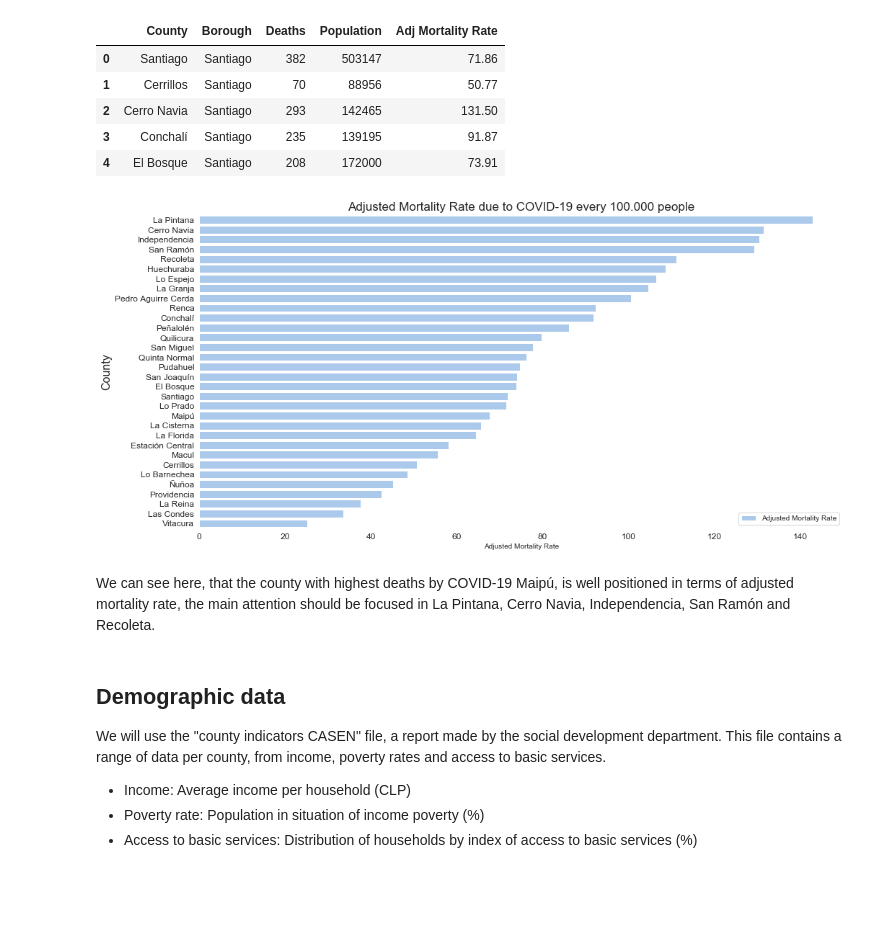
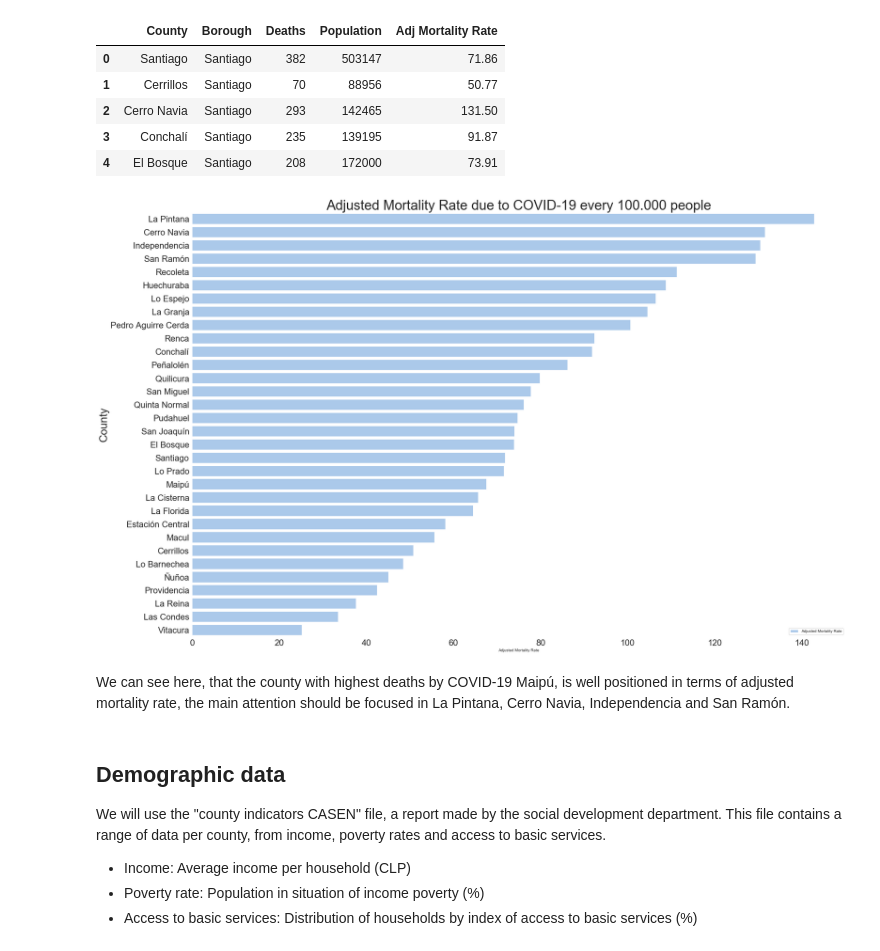
Before and after one commit to adolfoam93/Coursera_Capstone, a Jupyter notebook: IBM Coursera DF Capstone Project.ipynb, the cells around one changed output. Saved outputs shown, nothing was run; the diff lists cells and outputs as text; code cells hidden in the pictures; blank space fills up the shorter version.

```diff
--- a/IBM Coursera DF Capstone Project.ipynb
+++ b/IBM Coursera DF Capstone Project.ipynb
@@ -290,27 +292,27 @@ df_stgo.head()
 # %%
 plot_data = df_stgo.sort_values(by = 'Adj Mortality Rate', ascending = False)
 
 # Initialize the matplotlib figure
-fig, ax = plt.subplots(figsize=(16, 8))
+fig, ax = plt.subplots(figsize=(30, 20))
 
 # Plot the total crashes
 sns.set_color_codes('pastel')
 
 sns.barplot(x = "Adj Mortality Rate", y = "County", data=plot_data,
             label="Adjusted Mortality Rate", color="b")
 
 # Add a legend and informative axis label
 ax.legend(ncol=2, loc="best", frameon=True)
-plt.xticks(size = 12)
-plt.yticks(size = 12)
-plt.title('Adjusted Mortality Rate due to COVID-19 every 100.000 people', size = 17)
+plt.xticks(size = 22)
+plt.yticks(size = 22)
+plt.title('Adjusted Mortality Rate due to COVID-19 every 100.000 people', size = 35)
 plt.xlabel('Adjusted Mortality Rate')
-plt.ylabel('County', size = 16)
+plt.ylabel('County', size = 28)
 sns.despine(left=True, bottom=True)
 # %% [output]
-[figure, old version]
+[figure, new version]
 # %% [markdown]
-We can see here, that the county with highest deaths by COVID-19 Maipú, is well positioned in terms of adjusted mortality rate, the main attention should be focused in La Pintana, Cerro Navia, Independencia, San Ramón and Recoleta.
+We can see here, that the county with highest deaths by COVID-19 Maipú, is well positioned in terms of adjusted mortality rate, the main attention should be focused in La Pintana, Cerro Navia, Independencia and San Ramón.
 # %% [markdown]
 ## Demographic data
 
```
Also changed, not shown: parts of 47 cells of this notebook, 1 other file.
